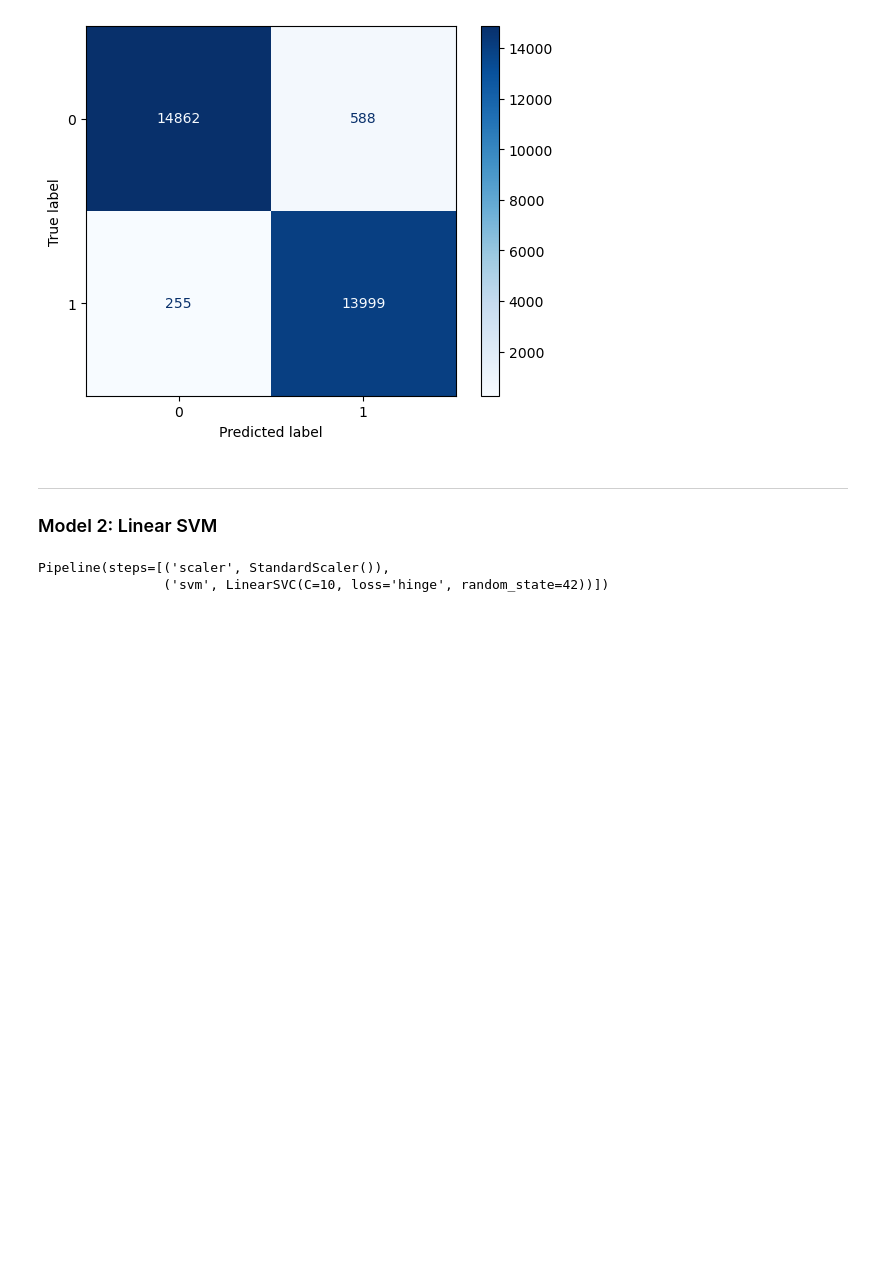
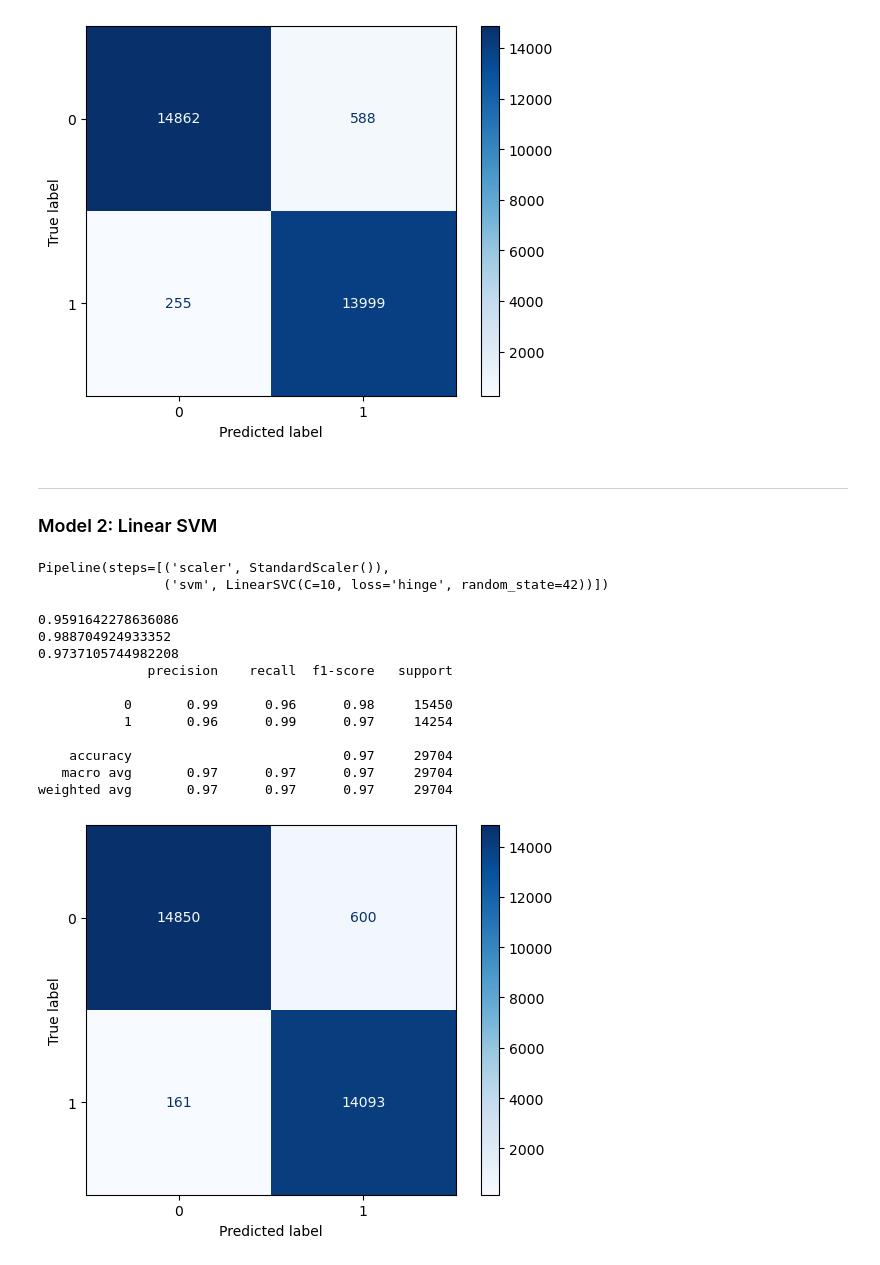
Before and after one commit to suzaladhikari/Network_Intrusion_Detector, a Jupyter notebook: Models/binaryclassifier.ipynb, the cells around one changed output. Cells and saved outputs as stored; diff of their text form; code cells hidden in the pictures; blank space fills up the shorter version.

Commit message:
SVM metrics calculated

```diff
--- a/Models/binaryclassifier.ipynb
+++ b/Models/binaryclassifier.ipynb
@@ -115,5 +115,46 @@ svm_pipeline.fit(X_train, y_train)
 Pipeline(steps=[('scaler', StandardScaler()),
                 ('svm', LinearSVC(C=10, loss='hinge', random_state=42))])
 # %%
-svm_training_pred = svm_pipeline.decision_function(X_train)
-svm_testing_pred = svm_pipeline.decision_function(X_test)
+svm_training_pred = svm_pipeline.predict(X_train)
+svm_testing_pred = svm_pipeline.predict(X_test)
+
+svm_training_boundary = svm_pipeline.predict(X_train)
+svm_testing_boundary = svm_pipeline.predict(X_test)
+# %%
+### Evaluation Metrics
+
+svm_precision = precision_score(y_test, svm_testing_pred)
+print(svm_precision)
+svm_recall = recall_score(y_test, svm_testing_pred)
+print(svm_recall)
+svm_f1 = f1_score(y_test, svm_testing_pred)
+print(svm_f1)
+
+### Classification report
+svm_report = classification_report(y_test, svm_testing_pred)
+print(svm_report)
+
+### Confusion Matrix
+true_negatives, false_positives, false_negatives, true_positives = confusion_matrix(y_test, svm_testing_pred).ravel()
+svm_matrix = confusion_matrix(y_test, svm_testing_pred)
+
+svm_display = ConfusionMatrixDisplay(confusion_matrix=svm_matrix)
+svm_display.plot(cmap = 'Blues')
+plt.show()
+
+### False Negative Rate
+svm_false_negative_rate = (false_negatives)/(false_negatives+ true_positives)
+svm_false_positive_rate = (false_positives)/(false_positives+true_negatives)
+# %% [output]
+0.9591642278636086
+0.988704924933352
+0.9737105744982208
+              precision    recall  f1-score   support
+
+           0       0.99      0.96      0.98     15450
+           1       0.96      0.99      0.97     14254
+
+    accuracy                           0.97     29704
+   macro avg       0.97      0.97      0.97     29704
+weighted avg       0.97      0.97      0.97     29704
+[figure, added]
```
Also changed, not shown: parts of 2 cells of this notebook.
